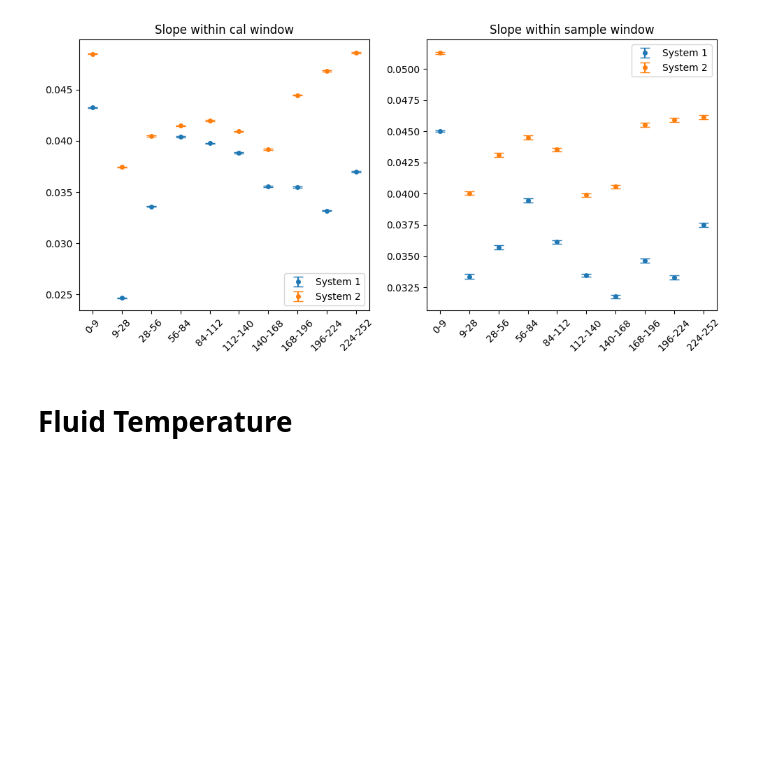
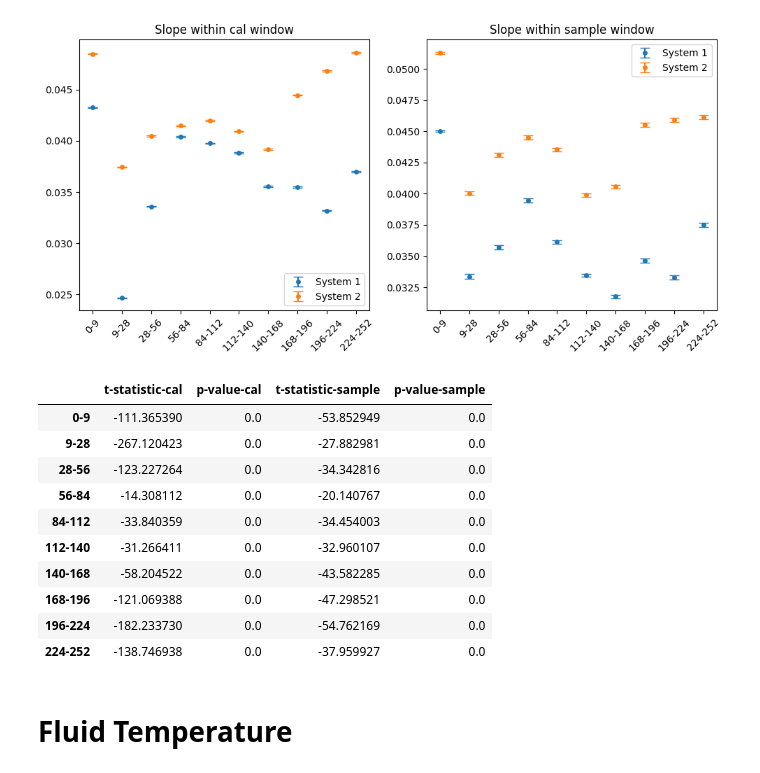
Before and after one commit to dejaytang/Capstone_Siemens, a Jupyter notebook: Coding/Dylan/raw_slope_code_DL.ipynb, the cells around one changed output. Drawn from its saved outputs; the diff is of its cells as text; code cells hidden in the pictures; blank space fills up the shorter version.

```diff
--- a/Coding/Dylan/raw_slope_code_DL.ipynb
+++ b/Coding/Dylan/raw_slope_code_DL.ipynb
@@ -441,6 +491,23 @@ plt.tight_layout()
 plt.show()
 # %% [output]
 [figure]
+# %%
+# T-tests to compare slopes in each bin for sensor B
+sensorB_comb = pd.concat([N_sensorB, Sensor_B_slopes], axis = 1)
+ttest_B = run_ttest(sensorB_comb, labels)
+ttest_B
+# %% [output]
+|  | t-statistic-cal | p-value-cal | t-statistic-sample | p-value-sample |
+| 0-9 | -111.365390 | 0.0 | -53.852949 | 0.0 |
+| 9-28 | -267.120423 | 0.0 | -27.882981 | 0.0 |
+| 28-56 | -123.227264 | 0.0 | -34.342816 | 0.0 |
+| 56-84 | -14.308112 | 0.0 | -20.140767 | 0.0 |
+| 84-112 | -33.840359 | 0.0 | -34.454003 | 0.0 |
+| 112-140 | -31.266411 | 0.0 | -32.960107 | 0.0 |
+| 140-168 | -58.204522 | 0.0 | -43.582285 | 0.0 |
+| 168-196 | -121.069388 | 0.0 | -47.298521 | 0.0 |
+| 196-224 | -182.233730 | 0.0 | -54.762169 | 0.0 |
+| 224-252 | -138.746938 | 0.0 | -37.959927 | 0.0 |
 # %%
 # Drop binned column
 A1_cal_window_binned = A1_cal_window_binned.drop("A1-cal-age", axis = 1)
```
Also changed, not shown: parts of 10 cells of this notebook.
